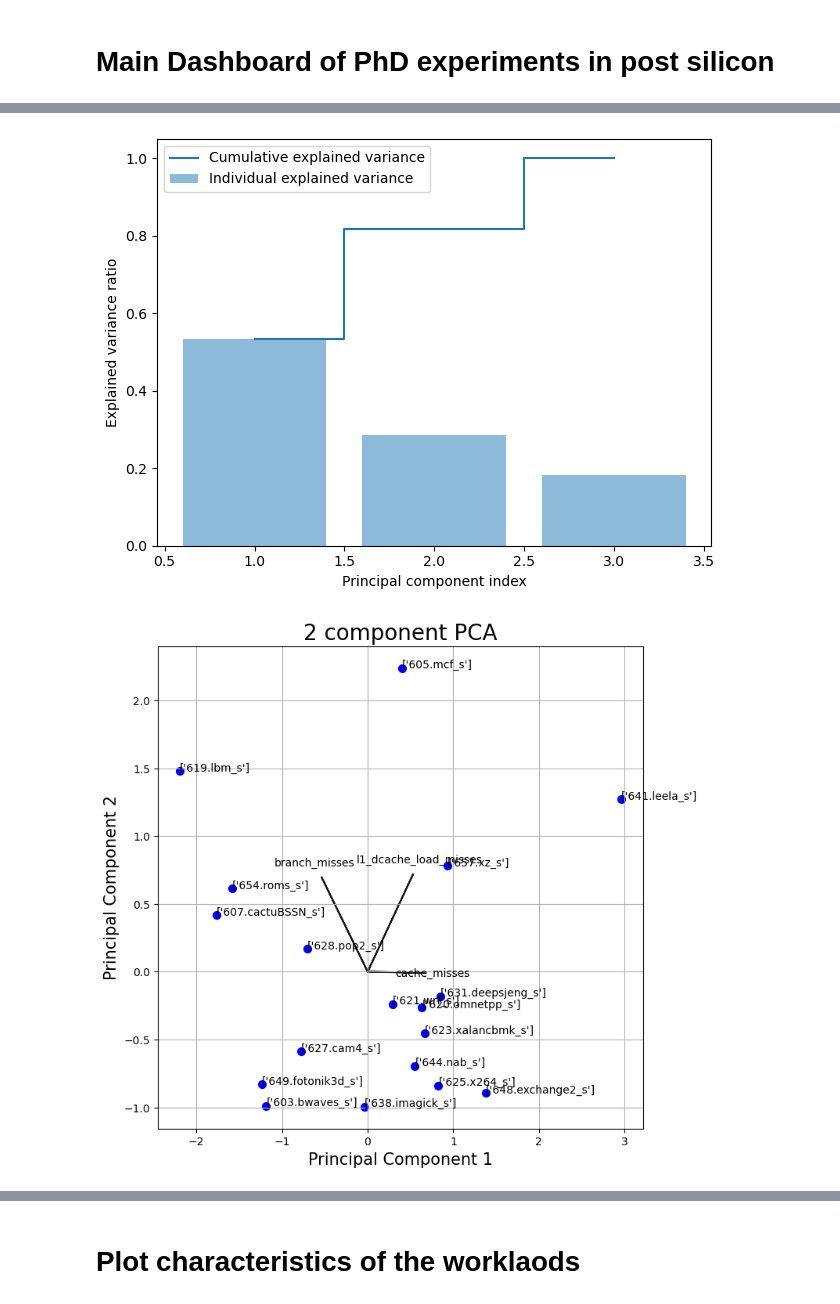
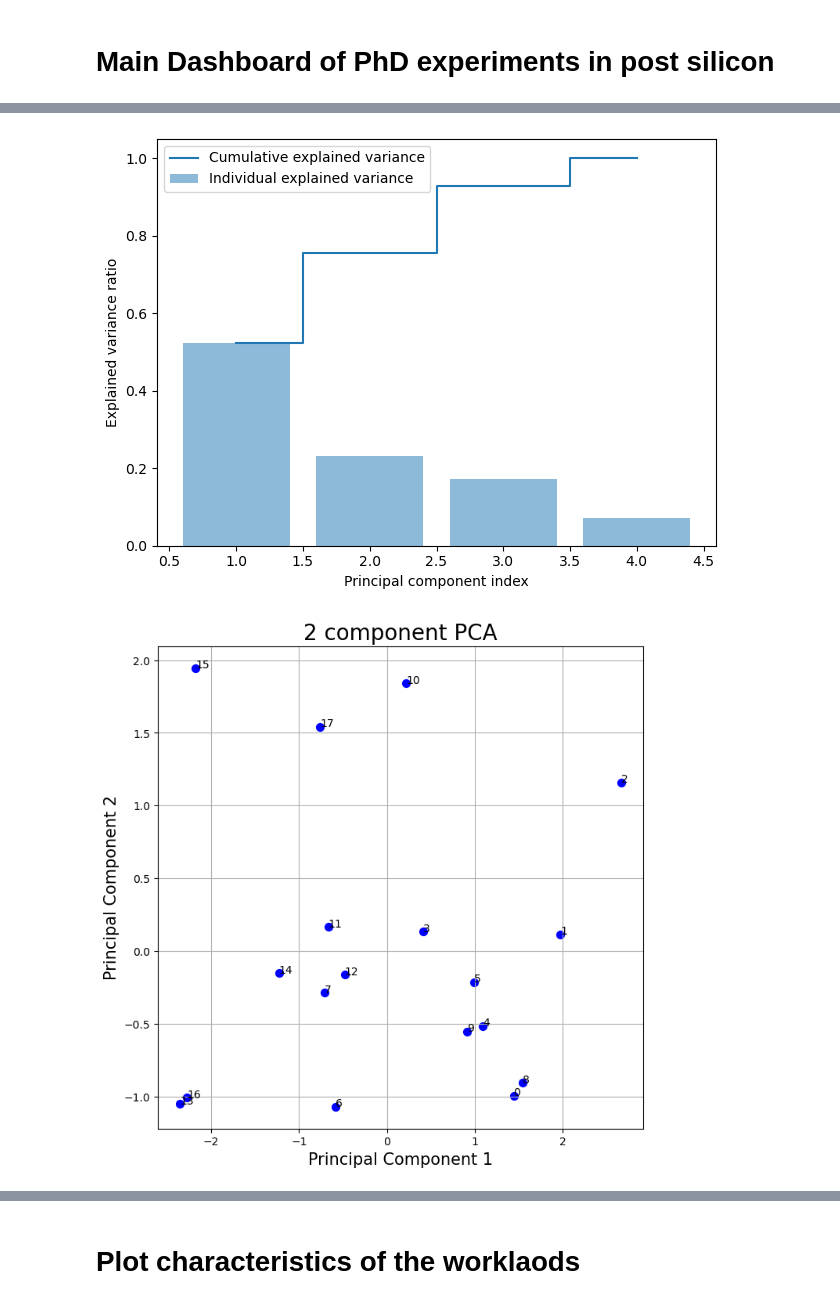
Before and after one commit to VictorRodriguez/doctorado, a Jupyter notebook: detector/main_post_silicon.ipynb, the cells around one changed output, grey strips where cells are left out. Drawn from its saved outputs; the diff is of its cells as text; code cells hidden in the pictures.

```diff
--- a/detector/main_post_silicon.ipynb
+++ b/detector/main_post_silicon.ipynb
@@ -11,12 +11,12 @@ from clustering.cluster_score import *
 # %%
 %matplotlib inline
 
-filename = 'post_silicon_results/results_spec2017.csv'
+filename = 'post_silicon/summary_phd.csv'
 pca_df = None
 
 if os.path.exists(filename):
     df = pd.read_csv(filename)
-    print(df)
+    display(df)
     df_ = df.loc[:, df.columns != 'test_name']
     df_ = (df_-df_.min())/(df_.max()-df_.min())
     extracted_col = df["test_name"]
@@ -52,2 +52,2 @@ Eigenvalues
-[figure, old version]
+[figure, new version]
-[figure, old version]
+[figure, new version]
```
Also changed, not shown: parts of 7 cells of this notebook, 13 other files.
